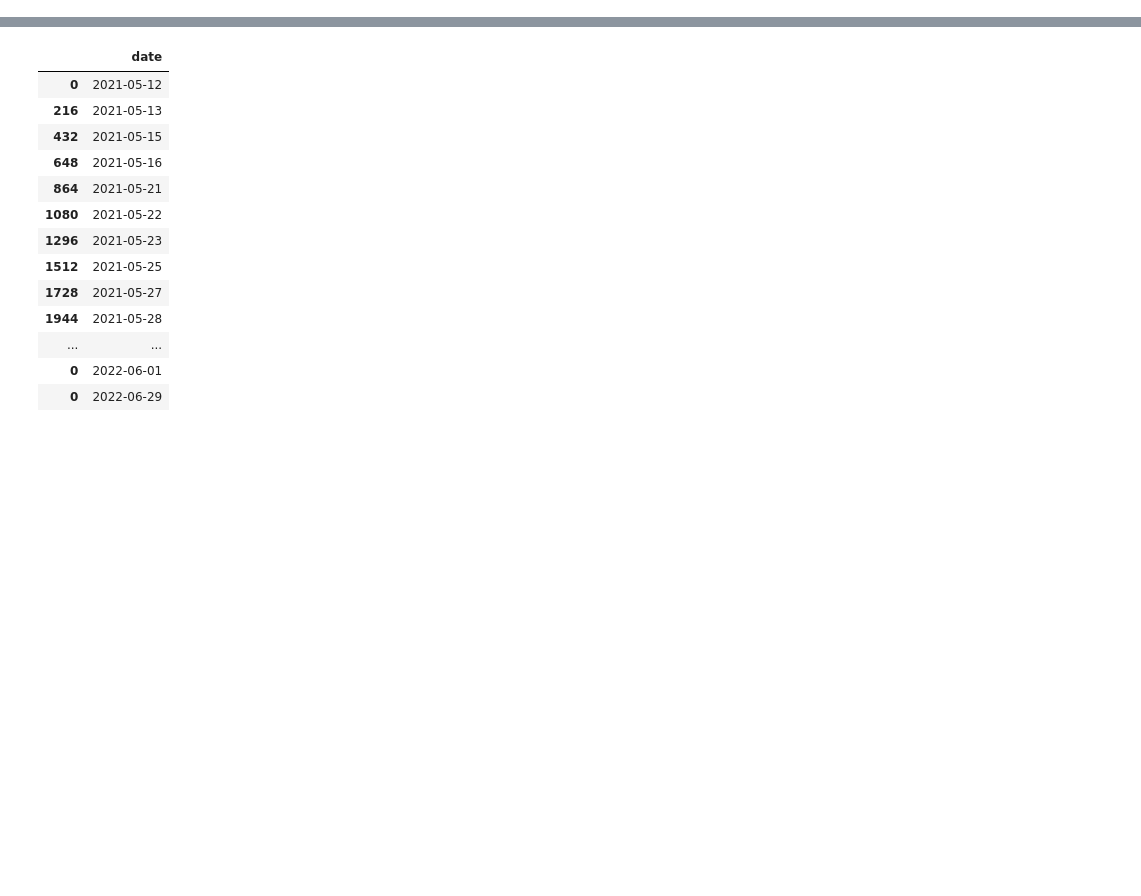
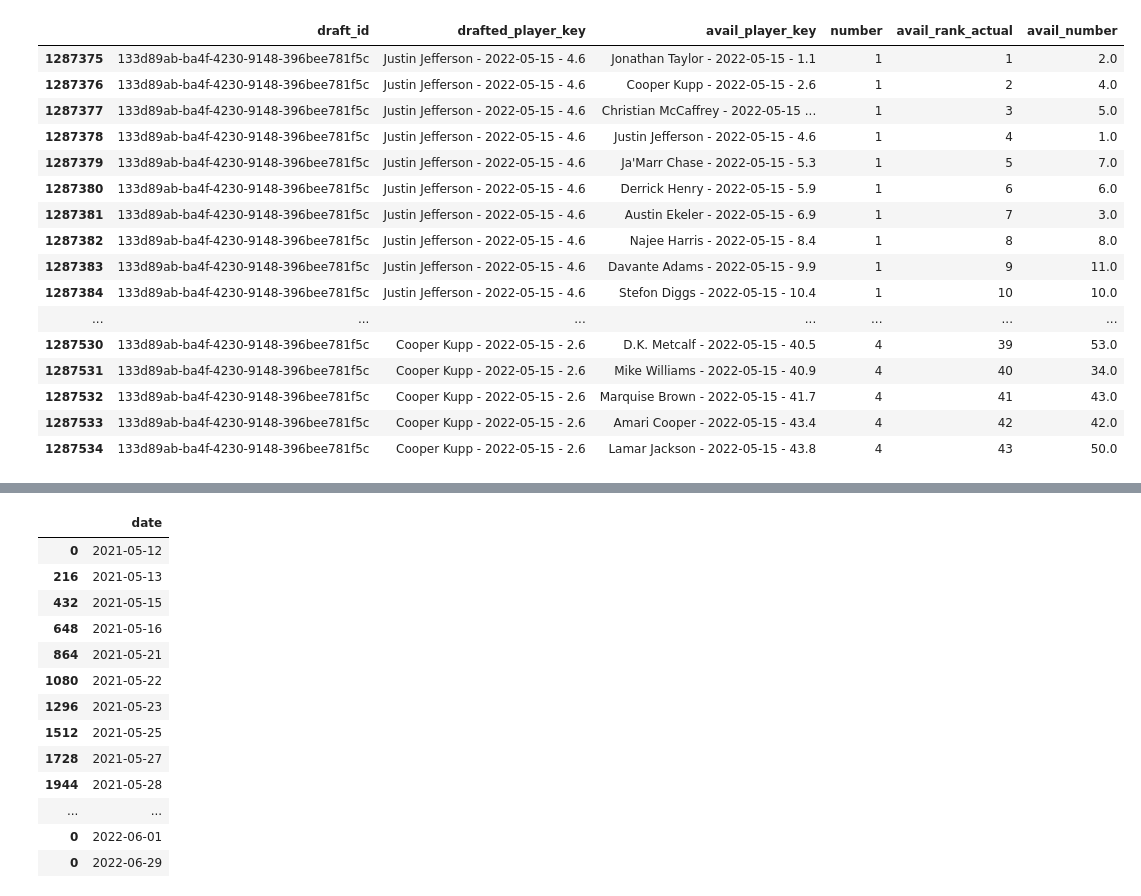
Before and after one commit to ConnorDeLong/Underdog-FF-Draft-Prediction, a Jupyter notebook: UD_draft_model/data_prep.ipynb, the cells around one changed output, grey strips where cells are left out. Cells and saved outputs as stored; diff of their text form; code cells hidden in the pictures; blank space fills up the shorter version.

```diff
--- a/UD_draft_model/data_prep.ipynb
+++ b/UD_draft_model/data_prep.ipynb
@@ -330,13 +449,0 @@ Index(['player', 'pos', 'team', 'adp', 'rank_actual', 'date', 'type', 'year',
-# %%
-keep_vars = ['draft_id', 'final_player_name', 'number', 'round', 'final_draft_date'
-            , 'rank_derived', 'projection_adp', 'rank_actual', 'appearance_id']
-df = df_final.loc[df_final['draft_year'] == 2022][keep_vars].copy()
-df = df.loc[df['draft_id'] == '133d89ab-ba4f-4230-9148-396bee781f5c']
-df = df.loc[df['final_player_name'] == 'Justin Jefferson']
-
-_df_ranks = df_ranks.loc[df_ranks['date'] == '2022-05-15']
-_df_ranks = _df_ranks.loc[_df_ranks['rank_actual'] <= 20]
-
-df_merged = pd.merge(df, _df_ranks, how='cross')
-
-df_merged
@@ -460,0 +533,25 @@ df_draft
+# %%
+keep_vars = ['draft_id', 'drafted_player_key', 'avail_player_key', 'number'
+            , 'avail_rank_actual', 'avail_number']
+
+conds = ((df['draft_id'] == '133d89ab-ba4f-4230-9148-396bee781f5c') \
+        & (df['number'] < 5))
+df[keep_vars].loc[conds]
+# %% [output]
+|  | draft_id | drafted_player_key | avail_player_key | number | avail_rank_actual | avail_number |
+| 1287375 | 133d89ab-ba4f-4230-9148-396bee781f5c | Justin Jefferson - 2022-05-15 - 4.6 | Jonathan Taylor - 2022-05-15 - 1.1 | 1 | 1 | 2.0 |
+| 1287376 | 133d89ab-ba4f-4230-9148-396bee781f5c | Justin Jefferson - 2022-05-15 - 4.6 | Cooper Kupp - 2022-05-15 - 2.6 | 1 | 2 | 4.0 |
+| 1287377 | 133d89ab-ba4f-4230-9148-396bee781f5c | Justin Jefferson - 2022-05-15 - 4.6 | Christian McCaffrey - 2022-05-15 ... | 1 | 3 | 5.0 |
+| 1287378 | 133d89ab-ba4f-4230-9148-396bee781f5c | Justin Jefferson - 2022-05-15 - 4.6 | Justin Jefferson - 2022-05-15 - 4.6 | 1 | 4 | 1.0 |
+| 1287379 | 133d89ab-ba4f-4230-9148-396bee781f5c | Justin Jefferson - 2022-05-15 - 4.6 | Ja'Marr Chase - 2022-05-15 - 5.3 | 1 | 5 | 7.0 |
+| 1287380 | 133d89ab-ba4f-4230-9148-396bee781f5c | Justin Jefferson - 2022-05-15 - 4.6 | Derrick Henry - 2022-05-15 - 5.9 | 1 | 6 | 6.0 |
+| 1287381 | 133d89ab-ba4f-4230-9148-396bee781f5c | Justin Jefferson - 2022-05-15 - 4.6 | Austin Ekeler - 2022-05-15 - 6.9 | 1 | 7 | 3.0 |
+| 1287382 | 133d89ab-ba4f-4230-9148-396bee781f5c | Justin Jefferson - 2022-05-15 - 4.6 | Najee Harris - 2022-05-15 - 8.4 | 1 | 8 | 8.0 |
+| 1287383 | 133d89ab-ba4f-4230-9148-396bee781f5c | Justin Jefferson - 2022-05-15 - 4.6 | Davante Adams - 2022-05-15 - 9.9 | 1 | 9 | 11.0 |
+| 1287384 | 133d89ab-ba4f-4230-9148-396bee781f5c | Justin Jefferson - 2022-05-15 - 4.6 | Stefon Diggs - 2022-05-15 - 10.4 | 1 | 10 | 10.0 |
+| ... | ... | ... | ... | ... | ... | ... |
+| 1287530 | 133d89ab-ba4f-4230-9148-396bee781f5c | Cooper Kupp - 2022-05-15 - 2.6 | D.K. Metcalf - 2022-05-15 - 40.5 | 4 | 39 | 53.0 |
+| 1287531 | 133d89ab-ba4f-4230-9148-396bee781f5c | Cooper Kupp - 2022-05-15 - 2.6 | Mike Williams - 2022-05-15 - 40.9 | 4 | 40 | 34.0 |
+| 1287532 | 133d89ab-ba4f-4230-9148-396bee781f5c | Cooper Kupp - 2022-05-15 - 2.6 | Marquise Brown - 2022-05-15 - 41.7 | 4 | 41 | 43.0 |
+| 1287533 | 133d89ab-ba4f-4230-9148-396bee781f5c | Cooper Kupp - 2022-05-15 - 2.6 | Amari Cooper - 2022-05-15 - 43.4 | 4 | 42 | 42.0 |
+| 1287534 | 133d89ab-ba4f-4230-9148-396bee781f5c | Cooper Kupp - 2022-05-15 - 2.6 | Lamar Jackson - 2022-05-15 - 43.8 | 4 | 43 | 50.0 |
```
Also changed, not shown: parts of 10 cells of this notebook, 6 other files.
